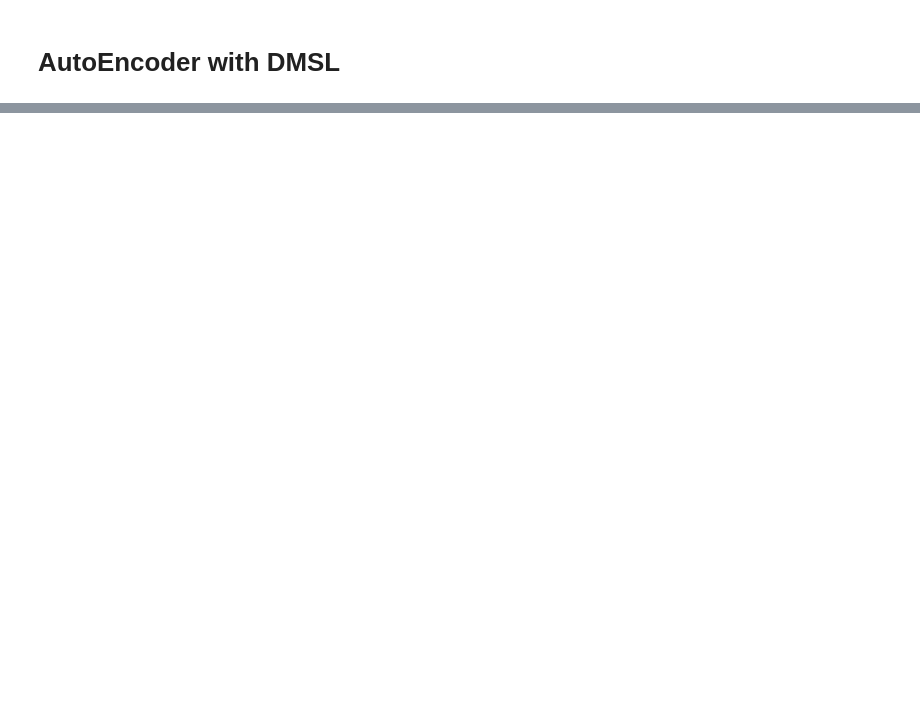
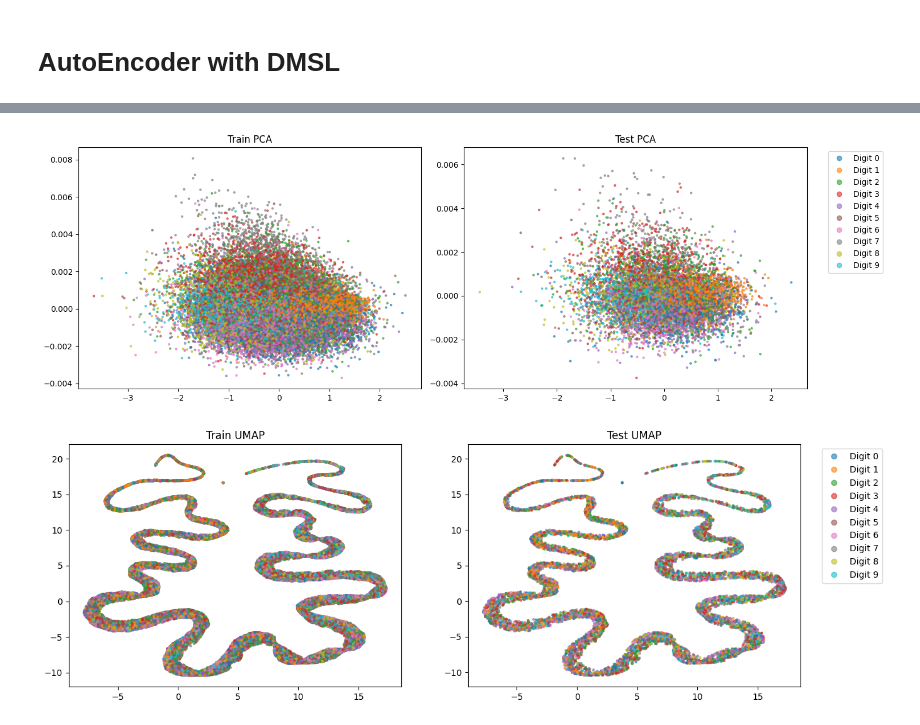
Before and after one commit to nveshaan/msde, a Jupyter notebook: notebooks/mnist.ipynb, the cells around one changed output, grey strips where cells are left out. Saved outputs shown, nothing was run; the diff lists cells and outputs as text; code cells hidden in the pictures; blank space fills up the shorter version.

```diff
--- a/notebooks/mnist.ipynb
+++ b/notebooks/mnist.ipynb
@@ -266,0 +350,5 @@ visualize(ae_dmsl, "mps")
+# %%
+visualize(encoder, "mps")
+# %% [output]
+[figure, added]
+[figure, added]
```
Also changed, not shown: parts of 19 cells of this notebook.
